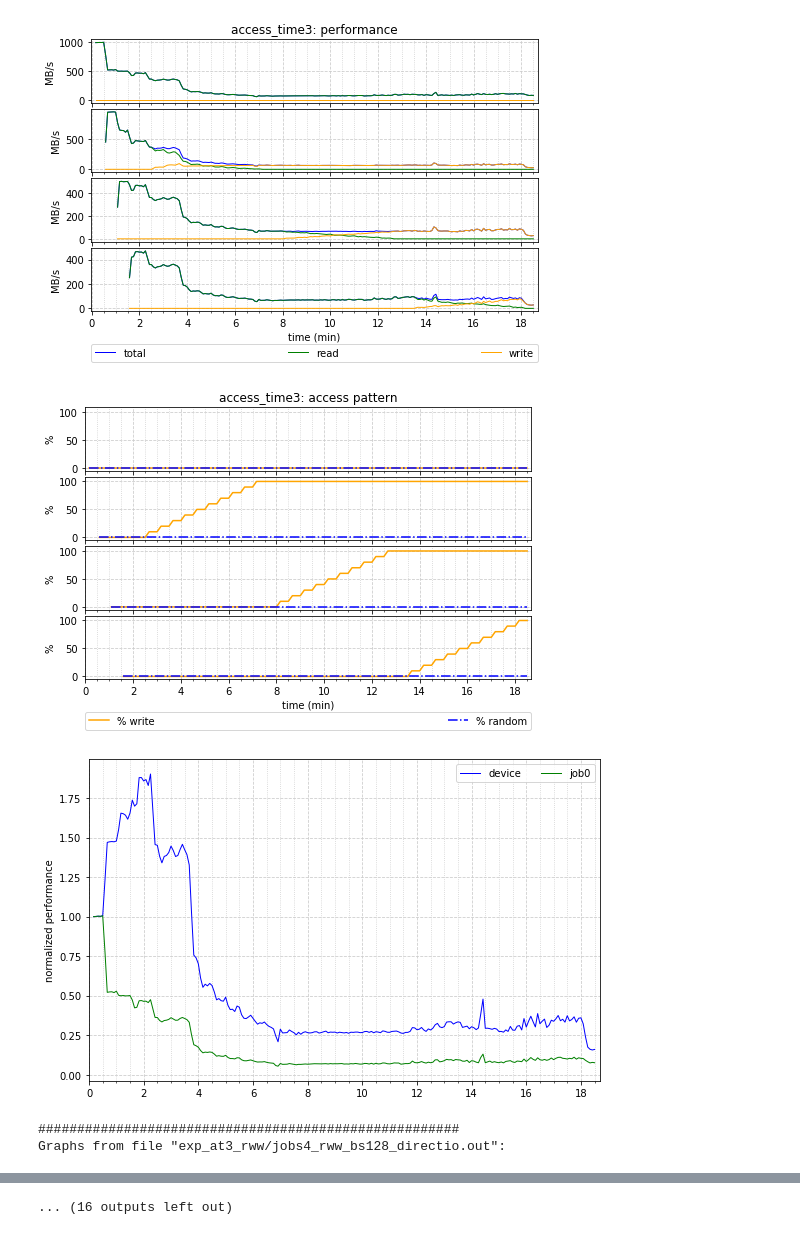
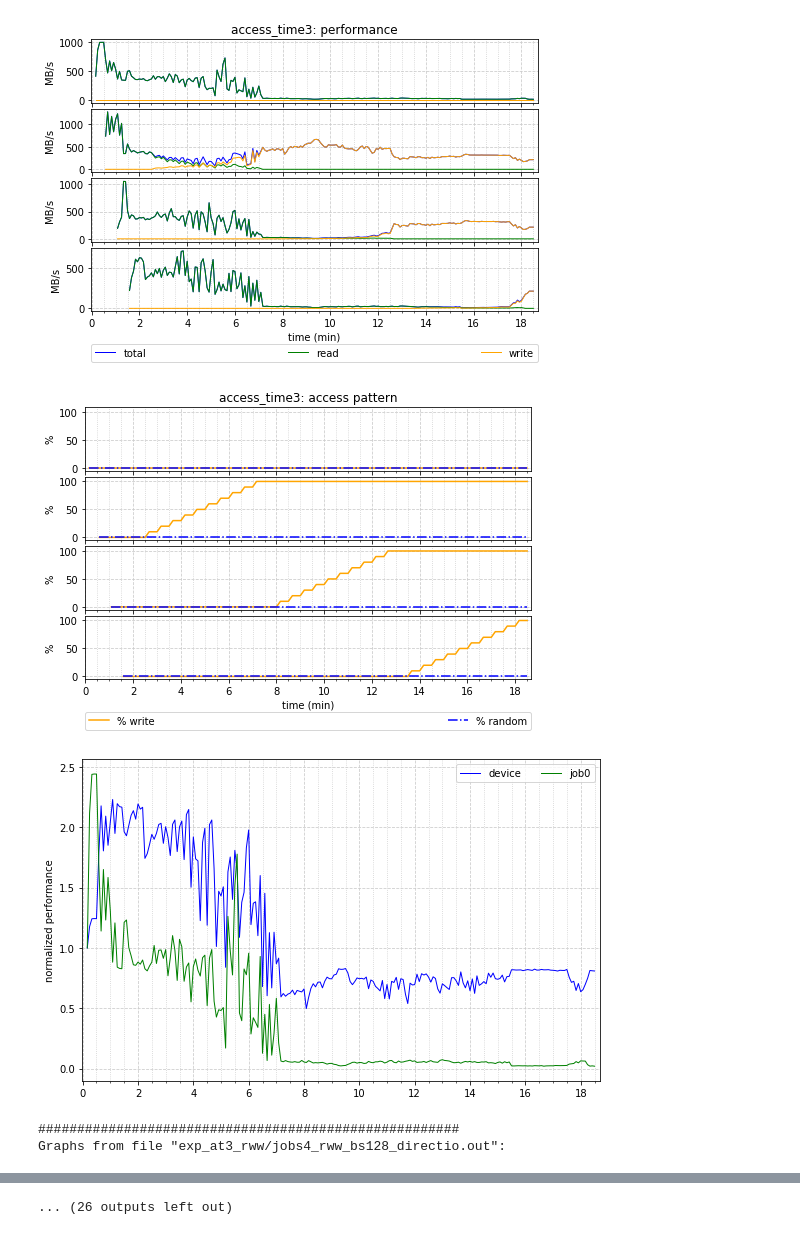
Before and after one commit to alange0001/rocksdb_test, a Jupyter notebook: plot/exp_at3_rww.ipynb, the cells around one changed output, grey strips where cells are left out. Drawn from its saved outputs; the diff is of its cells as text; code cells hidden in the pictures.

Commit message:
sort file names

```diff
--- a/plot/exp_at3_rww.ipynb
+++ b/plot/exp_at3_rww.ipynb
@@ -6,6 +6,8 @@ options = plot.Options(
 	graphTickMinor=4,
 	plot_io_norm=True)
 
-plot.plotFiles(plot.getFiles('exp_at3_rww'), options)
+files = plot.getFiles('exp_at3_rww')
+files.sort()
+plot.plotFiles(files, options)
 # %% [output]
 ######################################################
@@ -15,6 +17,6 @@ Graphs from file "exp_at3_rww/jobs4_rww_bs512_directio.out":
-[figure, old version]
+[figure, new version]
 [figure]
-[figure, old version]
+[figure, new version]
 ######################################################
 Graphs from file "exp_at3_rww/jobs4_rww_bs128_directio.out":
 [figure]
@@ -22,4 +24,4 @@ Graphs from file "exp_at3_rww/jobs4_rww_bs128_directio.out":
 [figure]
 [figure]
 [figure]
-... (16 outputs left out)
+... (26 outputs left out)
```
Also changed, not shown: parts of 1 cell of this notebook.
